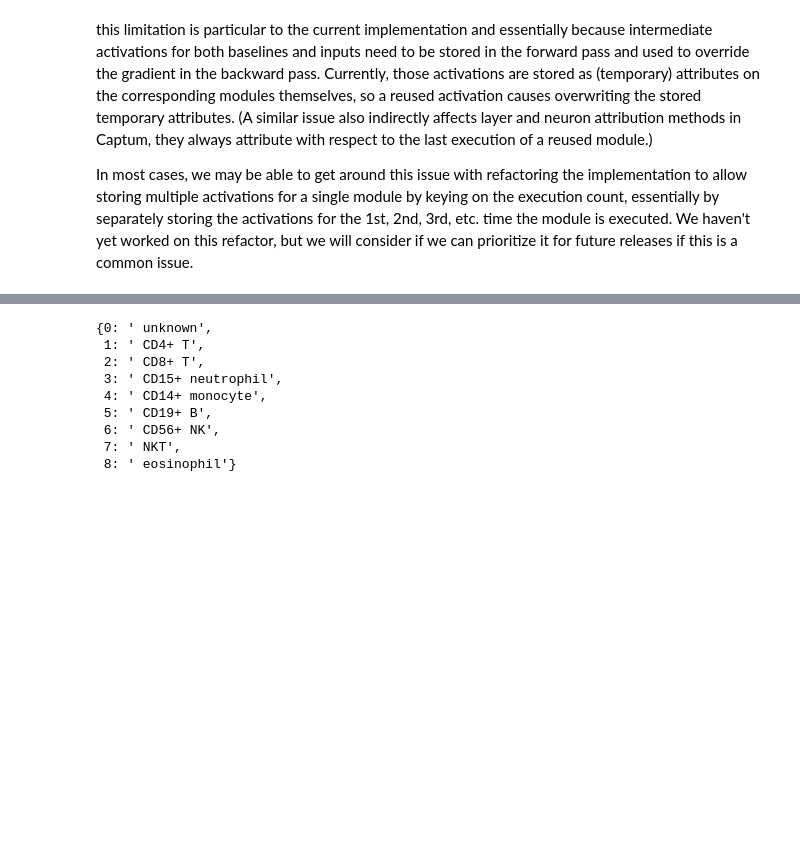
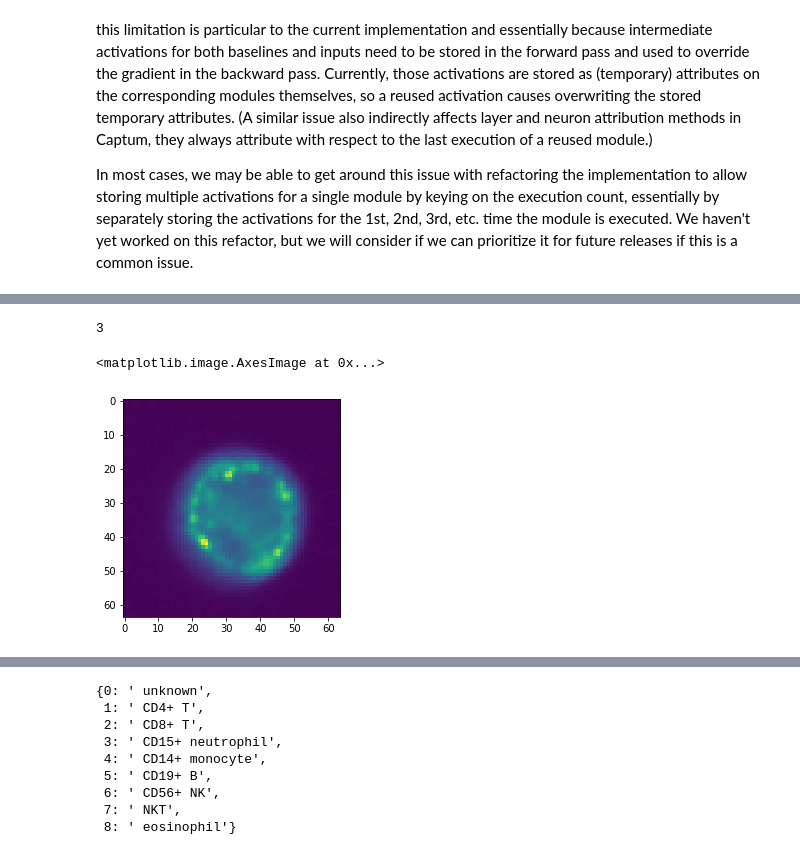
Before and after one commit to aliechoes/interpretable-multichannel-image-analysis, a Jupyter notebook: deep_learning.ipynb, the cells around one changed output, grey strips where cells are left out. Cells and saved outputs as stored; diff of their text form; code cells hidden in the pictures; blank space fills up the shorter version.

```diff
--- a/deep_learning.ipynb
+++ b/deep_learning.ipynb
@@ -284,6 +281,0 @@ images = [v for k,v in data.items() if '_image' in k]
-# %%
-image_original = images[0]
-h, w = crop_pad_h_w(image_original, 64)
-h1_crop, h2_crop, h1_pad, h2_pad =  h
-w1_crop, w2_crop, w1_pad, w2_pad = w
-image = np.zeros((12 , 64, 64), dtype = np.float64)
@@ -512,3 +468,10 @@ testloader = DataLoader( test_dataset,
                                 batch_size= batch_size,
                                 shuffle=False,
                                 num_workers=1)
+# %%
+print(test_dataset[0]["label"].numpy()[0])
+plt.imshow(test_dataset[0]["image"][1,:,:])
+# %% [output]
+3
+<matplotlib.image.AxesImage at 0x...>
+[figure, added]
```
Also changed, not shown: parts of 39 cells of this notebook, 1 other file.
